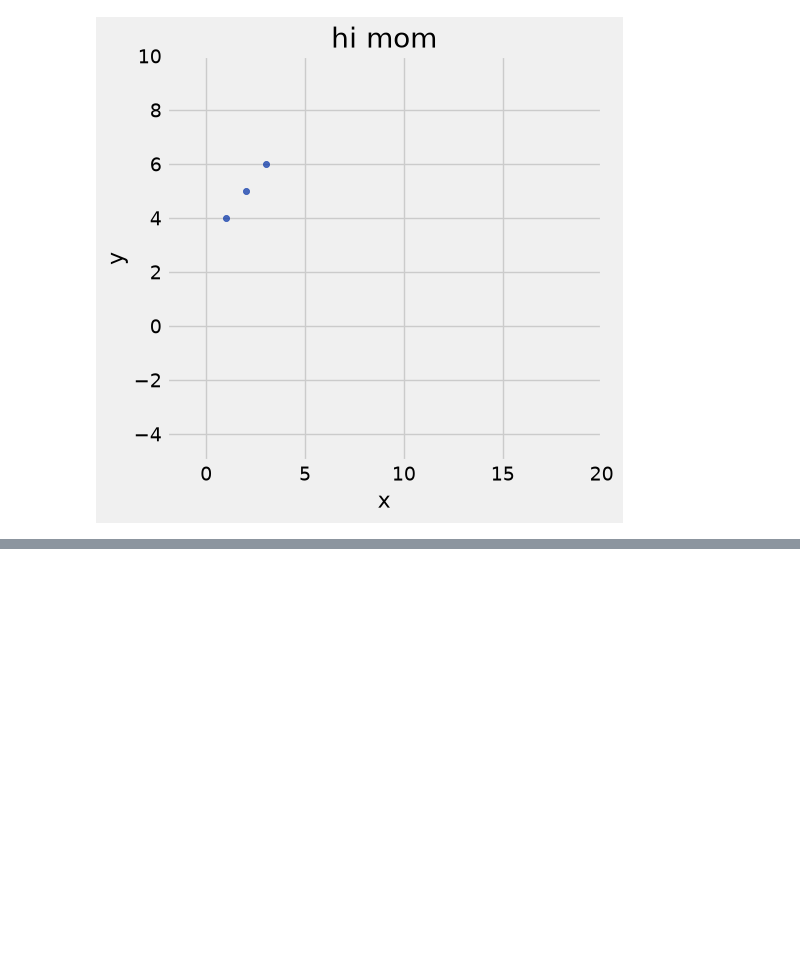
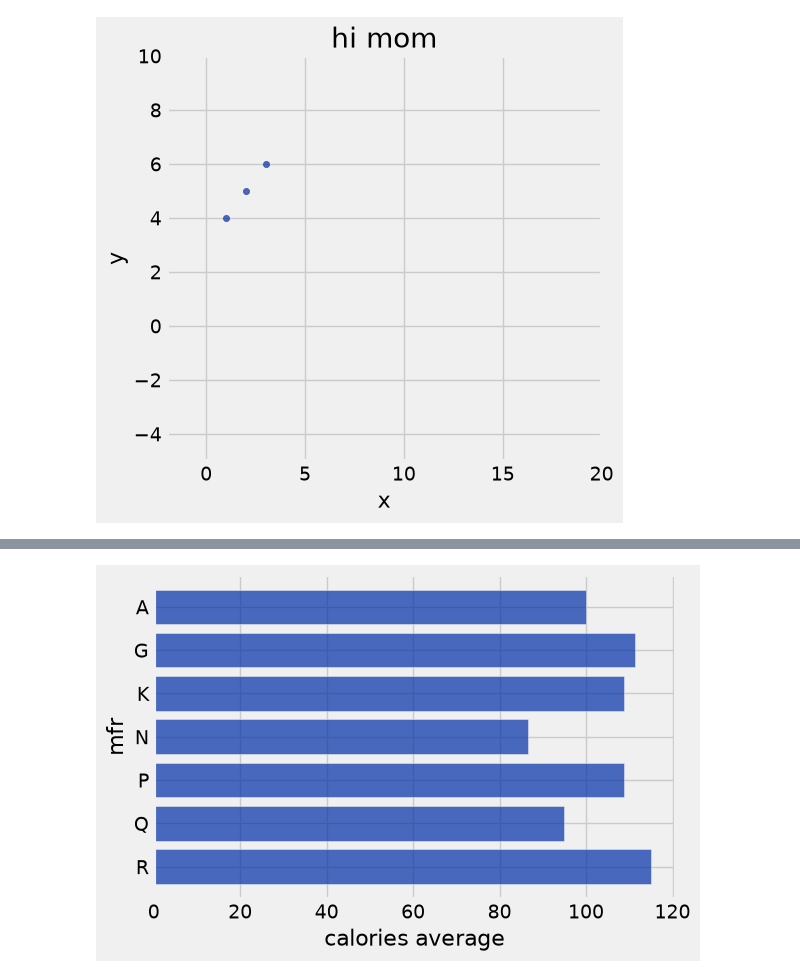
Before and after one commit to lawtonsclass/f26-code-from-class, a Jupyter notebook: data8/ch07.ipynb, the cells around one changed output, grey strips where cells are left out. Drawn from its saved outputs; the diff is of its cells as text; code cells hidden in the pictures; blank space fills up the shorter version.

```diff
--- a/data8/ch07.ipynb
+++ b/data8/ch07.ipynb
@@ -651,0 +672,4 @@ plots.xlim(-2, 20); # a semicolon here prevents the default output of the last l
+# %%
+cereal.group('mfr', np.average).barh('mfr', 'calories average')
+# %% [output]
+[figure, added]
```
Also changed, not shown: parts of 12 cells of this notebook.
